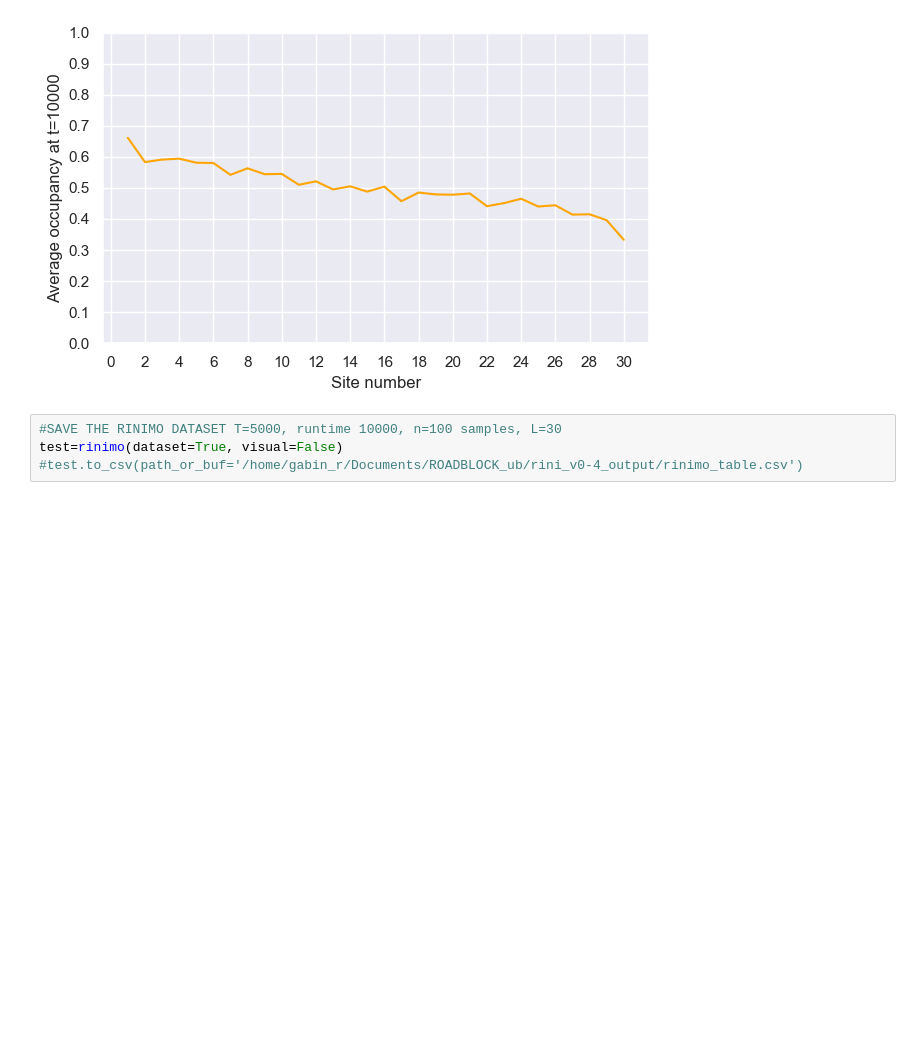
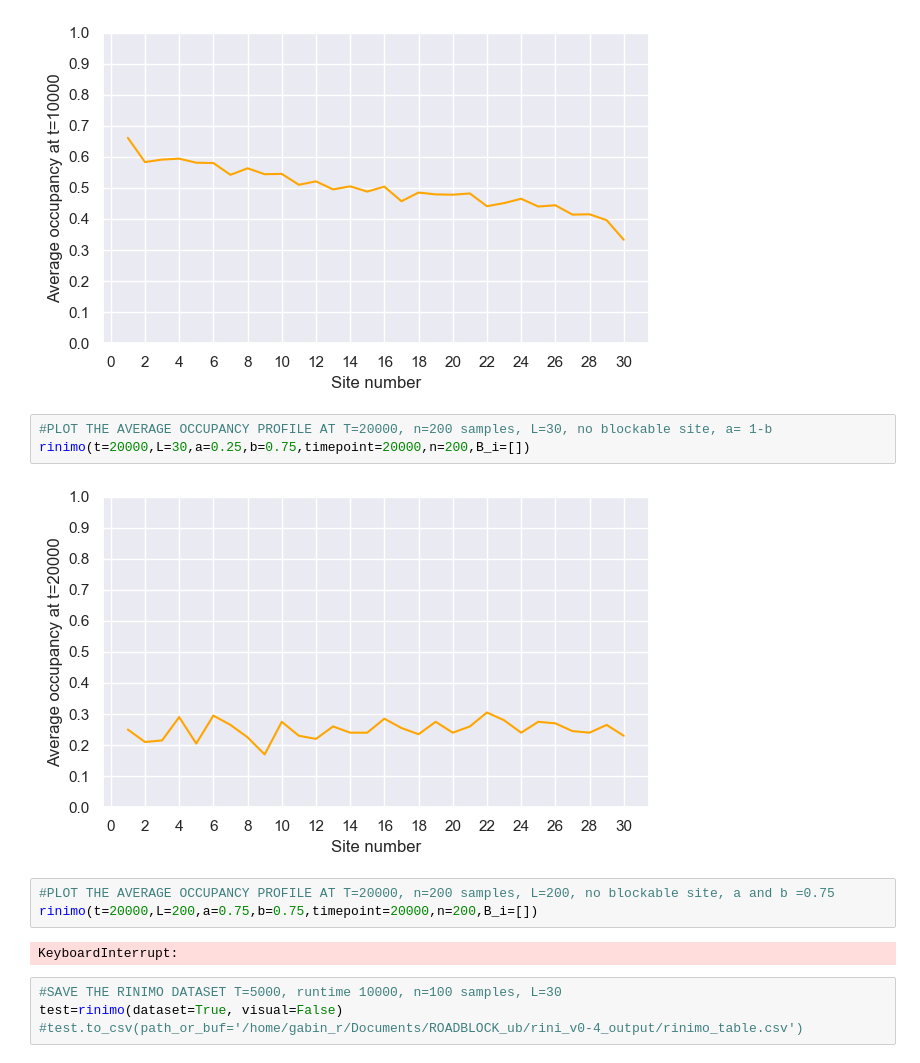
Before and after one commit to gabin-rousseau/roadblock_project, a Jupyter notebook: python/rini_v0-4.ipynb, the cells around one changed output. Drawn from its saved outputs; the diff is of its cells as text; blank space fills up the shorter version.

```diff
--- a/python/rini_v0-4.ipynb
+++ b/python/rini_v0-4.ipynb
@@ -692,6 +692,16 @@ rinimo(timepoint=10000,n=1000)
 rinimo(timepoint=10000,n=1000,B_i=[])
 # %% [output]
 [figure]
+# %%
+#PLOT THE AVERAGE OCCUPANCY PROFILE AT T=20000, n=200 samples, L=30, no blockable site, a= 1-b
+rinimo(t=20000,L=30,a=0.25,b=0.75,timepoint=20000,n=200,B_i=[])
+# %% [output]
+[figure, added]
+# %%
+#PLOT THE AVERAGE OCCUPANCY PROFILE AT T=20000, n=200 samples, L=200, no blockable site, a and b =0.75
+rinimo(t=20000,L=200,a=0.75,b=0.75,timepoint=20000,n=200,B_i=[])
+# %% [output]
+KeyboardInterrupt:
 # %%
 #SAVE THE RINIMO DATASET T=5000, runtime 10000, n=100 samples, L=30
 test=rinimo(dataset=True, visual=False)
```
Also changed, not shown: parts of 4 cells of this notebook.
